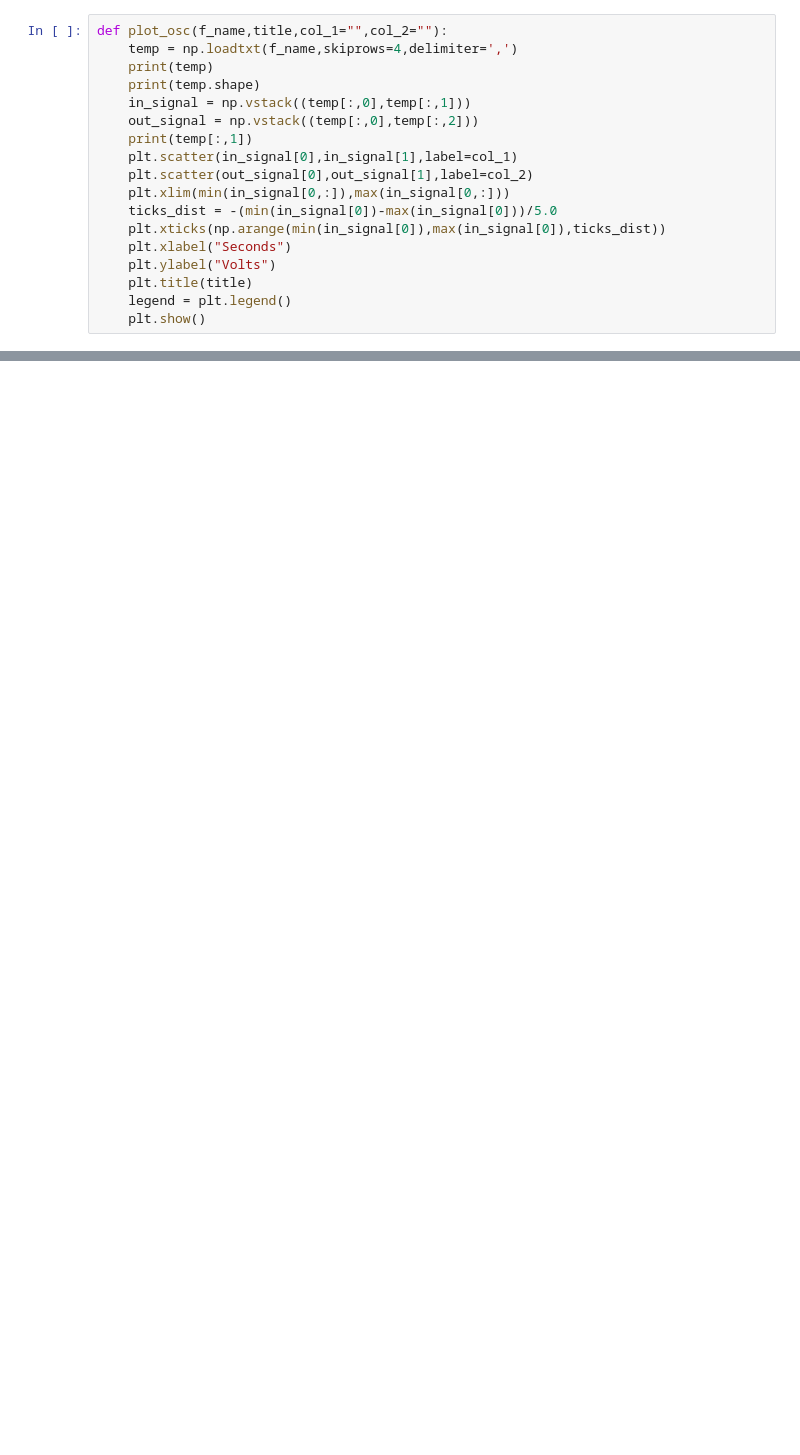
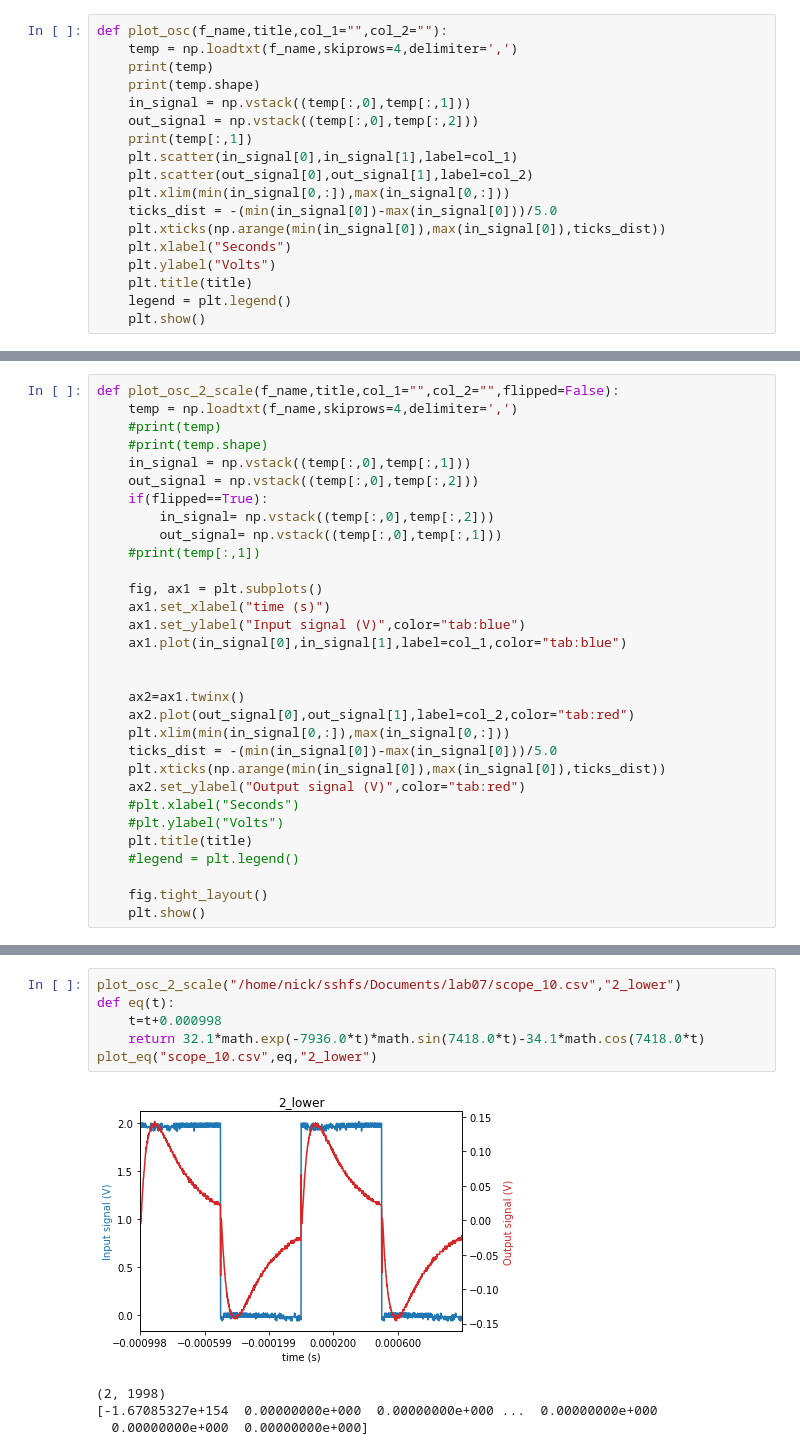
Before and after one commit to scifi6546/ee203, a Jupyter notebook: lab07/main.ipynb, the cells around one changed output, grey strips where cells are left out. Cells and saved outputs as stored; diff of their text form; blank space fills up the shorter version.

```diff
--- a/lab07/main.ipynb
+++ b/lab07/main.ipynb
@@ -149,0 +47,31 @@ No handles with labels found to put in legend.
+# %%
+def plot_osc_2_scale(f_name,title,col_1="",col_2="",flipped=False):
+    temp = np.loadtxt(f_name,skiprows=4,delimiter=',')
+    #print(temp)
+    #print(temp.shape)
+    in_signal = np.vstack((temp[:,0],temp[:,1]))
+    out_signal = np.vstack((temp[:,0],temp[:,2]))
+    if(flipped==True):
+        in_signal= np.vstack((temp[:,0],temp[:,2]))
+        out_signal= np.vstack((temp[:,0],temp[:,1]))
+    #print(temp[:,1])
+
+    fig, ax1 = plt.subplots()
+    ax1.set_xlabel("time (s)")
+    ax1.set_ylabel("Input signal (V)",color="tab:blue")
+    ax1.plot(in_signal[0],in_signal[1],label=col_1,color="tab:blue")
+
+
+    ax2=ax1.twinx()
+    ax2.plot(out_signal[0],out_signal[1],label=col_2,color="tab:red")
+    plt.xlim(min(in_signal[0,:]),max(in_signal[0,:]))
+    ticks_dist = -(min(in_signal[0])-max(in_signal[0]))/5.0
+    plt.xticks(np.arange(min(in_signal[0]),max(in_signal[0]),ticks_dist))
+    ax2.set_ylabel("Output signal (V)",color="tab:red")
+    #plt.xlabel("Seconds")
+    #plt.ylabel("Volts")
+    plt.title(title)
+    #legend = plt.legend()
+
+    fig.tight_layout()
+    plt.show()
@@ -149,0 +140,11 @@ No handles with labels found to put in legend.
+# %%
+plot_osc_2_scale("/home/nick/sshfs/Documents/lab07/scope_10.csv","2_lower")
+def eq(t):
+    t=t+0.000998
+    return 32.1*math.exp(-7936.0*t)*math.sin(7418.0*t)-34.1*math.cos(7418.0*t)
+plot_eq("scope_10.csv",eq,"2_lower")
+# %% [output]
+[figure, added]
+(2, 1998)
+[-1.67085327e+154  0.00000000e+000  0.00000000e+000 ...  0.00000000e+000
+  0.00000000e+000  0.00000000e+000]
```
Also changed, not shown: parts of 18 cells of this notebook, 5 other files.
